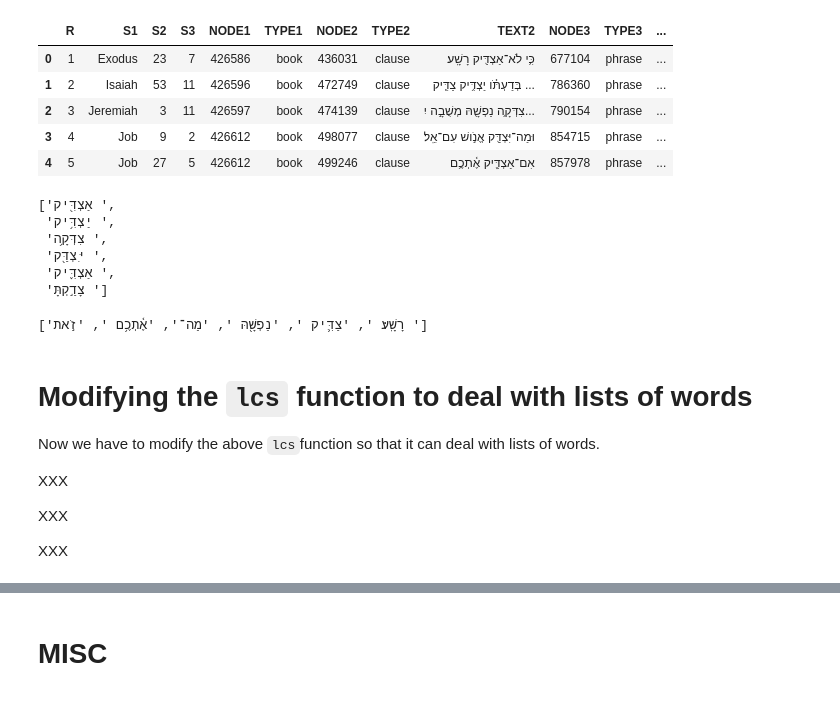
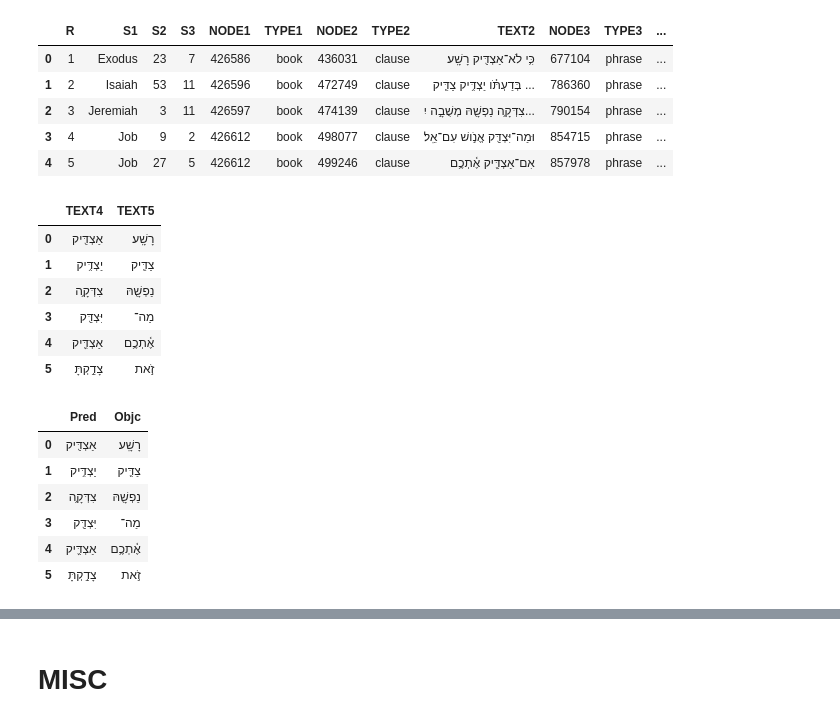
Before and after one commit to oliverglanz/Text-Fabric, a Jupyter notebook: LCS/0000_ETCBC-TF_2101-BHS_ETCBC_LCS_o.glanz _prof-edition.ipynb, the cells around one changed output, grey strips where cells are left out. Cells and saved outputs as stored; diff of their text form; code cells hidden in the pictures.

```diff
--- a/LCS/0000_ETCBC-TF_2101-BHS_ETCBC_LCS_o.glanz _prof-edition.ipynb
+++ b/LCS/0000_ETCBC-TF_2101-BHS_ETCBC_LCS_o.glanz _prof-edition.ipynb
@@ -206,25 +216,24 @@ objc_list = PredObjcWordLists["TEXT5"].tolist()
-# %%
-pred_list
-# %% [output]
-['אַצְדִּ֖יק ',
- 'יַצְדִּ֥יק ',
- 'צִדְּקָ֥ה ',
- 'יִּצְדַּ֖ק ',
- 'אַצְדִּ֪יק ',
- 'צָדַ֣קְתָּ ']
-# %%
-objc_list
-# %% [output]
-['רָשָֽׁע׃ ', 'צַדִּ֛יק ', 'נַפְשָׁ֖הּ ', 'מַה־', 'אֶ֫תְכֶ֥ם ', 'זֹ֣את ']
-# %% [markdown]
-# Modifying the `lcs` function to deal with lists of words
-Now we have to modify the above `lcs`function so that it can deal with lists of words.
-
-
-XXX
-
-
-XXX
-
-
-XXX
+# %%
+PredObjcWordLCSready = PredObjcWordLists.loc[:,["TEXT4", "TEXT5"]]
+# %%
+PredObjcWordLCSready
+# %% [output]
+|  | TEXT4 | TEXT5 |
+| 0 | אַצְדִּ֖יק | רָשָֽׁע׃ |
+| 1 | יַצְדִּ֥יק | צַדִּ֛יק |
+| 2 | צִדְּקָ֥ה | נַפְשָׁ֖הּ |
+| 3 | יִּצְדַּ֖ק | מַה־ |
+| 4 | אַצְדִּ֪יק | אֶ֫תְכֶ֥ם |
+| 5 | צָדַ֣קְתָּ | זֹ֣את |
+# %%
+# lets rename the column names
+PredObjcWordLCSready2=PredObjcWordLCSready.rename(columns={"TEXT4": "Pred", "TEXT5": "Objc"})
+PredObjcWordLCSready2
+# %% [output]
+|  | Pred | Objc |
+| 0 | אַצְדִּ֖יק | רָשָֽׁע׃ |
+| 1 | יַצְדִּ֥יק | צַדִּ֛יק |
+| 2 | צִדְּקָ֥ה | נַפְשָׁ֖הּ |
+| 3 | יִּצְדַּ֖ק | מַה־ |
+| 4 | אַצְדִּ֪יק | אֶ֫תְכֶ֥ם |
+| 5 | צָדַ֣קְתָּ | זֹ֣את |
```
Also changed, not shown: parts of 27 cells of this notebook.
